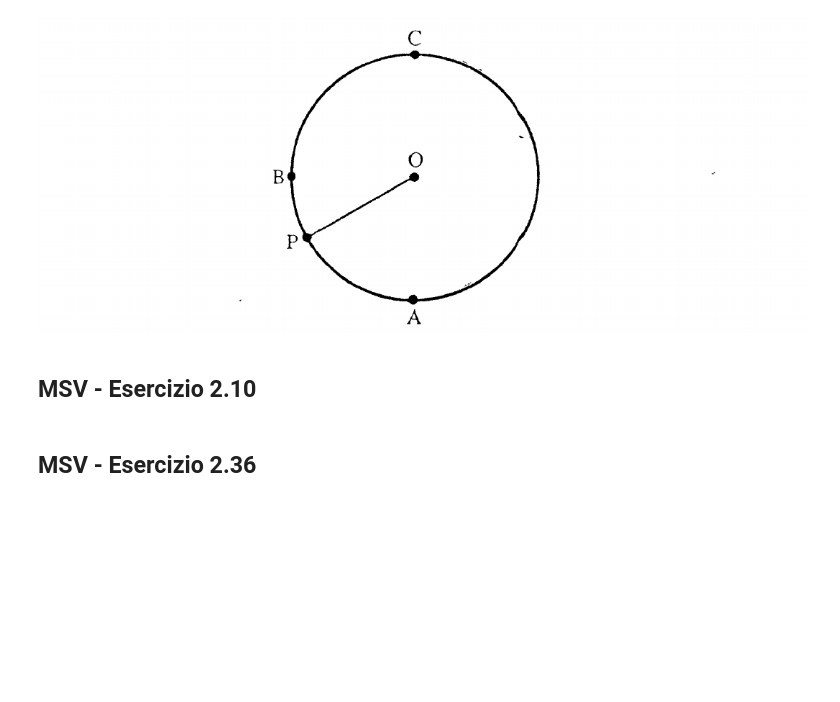
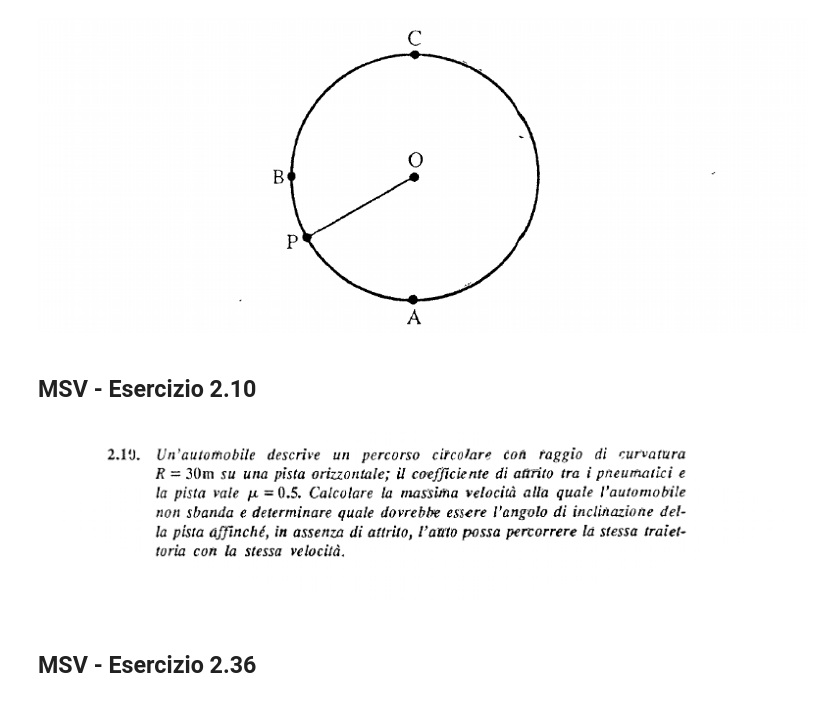
Before and after one commit to marcodalessandro76/Esercitazioni-Fisica-1, a Jupyter notebook: Dinamica punto materiale.ipynb, the cells around one changed output. Saved outputs shown, nothing was run; the diff lists cells and outputs as text; code cells hidden in the pictures; blank space fills up the shorter version.

```diff
--- a/Dinamica punto materiale.ipynb
+++ b/Dinamica punto materiale.ipynb
@@ -207,5 +246,9 @@ Image('Immagini/MSV_2.9_Testo2.png',width=900)
 [figure]
 # %% [markdown]
 ## MSV - Esercizio 2.10
+# %%
+Image('Immagini/MSV_2.10_Testo.png',width=1100)
+# %% [output]
+[figure, added]
 # %% [markdown]
 ## MSV - Esercizio 2.36
```
Also changed, not shown: parts of 6 cells of this notebook, 3 other files.
